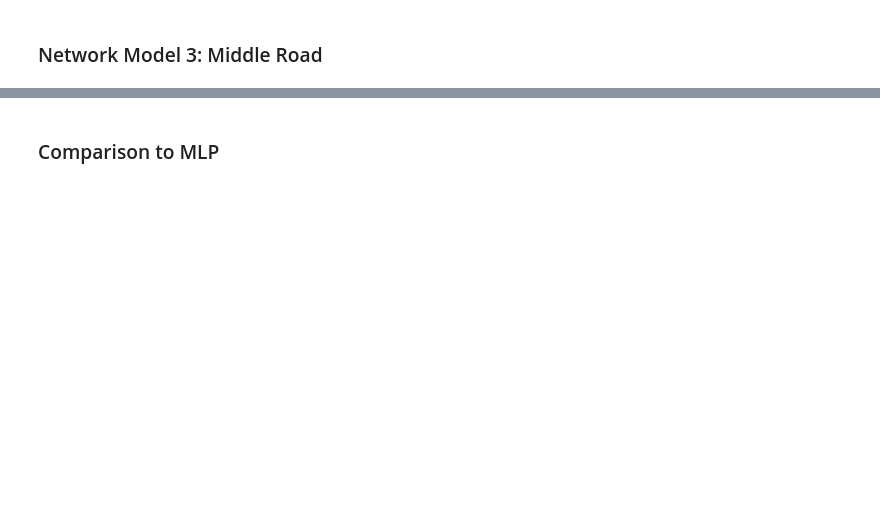
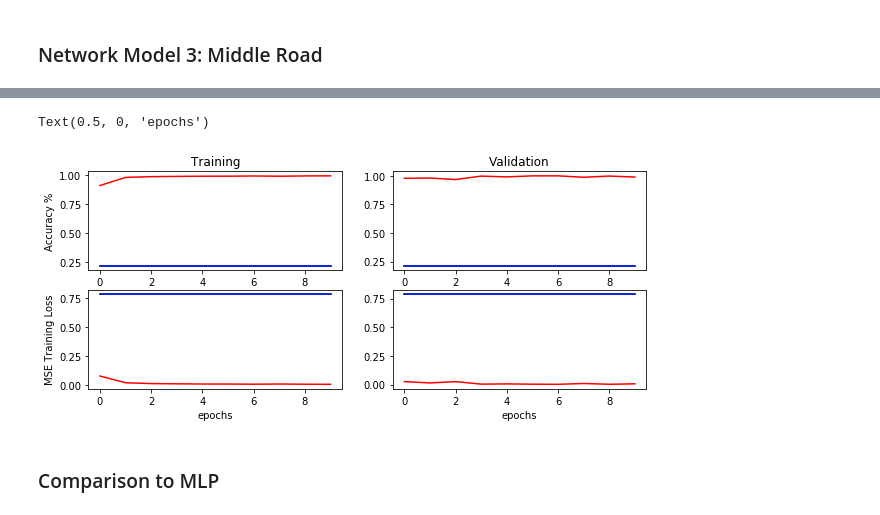
Before and after one commit to Hd0702/CSE5324, a Jupyter notebook: A5/Lab5.ipynb, the cells around one changed output, grey strips where cells are left out. Saved outputs shown, nothing was run; the diff lists cells and outputs as text; code cells hidden in the pictures; blank space fills up the shorter version.

Commit message:
Added Visualization for all 3 models

```diff
--- a/A5/Lab5.ipynb
+++ b/A5/Lab5.ipynb
@@ -413,3 +389,15 @@ None
 SVG(model_to_dot(model, dpi=65).create(prog='dot', format='svg'))
 # %% [output]
 [drawing not drawn]
+# %%
+%%time
+
+from sklearn import metrics as mt
+model.compile(optimizer='adam',
+              loss='mean_squared_error',
+              metrics=['accuracy'])
+
+#For Riley, Look at the callbacks here. This is important for looking at the saved weights!
+history_dense = model.fit(X_ints_train + [X_train_num], # create a list of inputs for embeddings
+        encoded_y_train.to_numpy(), epochs=10, batch_size=32, verbose=1, validation_data = (X_ints_test + [X_test_num], encoded_y_test.to_numpy()),
+                   callbacks = [checkpoint])
@@ -521,7 +513,7 @@ model.compile(optimizer='adam',
               metrics=['accuracy'])
 
 #For Riley, Look at the callbacks here. This is important for looking at the saved weights!
-history = model.fit(X_ints_train + [X_train_num], # create a list of inputs for embeddings
-        encoded_y_train, epochs=10, batch_size=32, verbose=1, validation_data = (X_ints_test + [X_test_num], encoded_y_test),
+history_middle = model.fit(X_ints_train + [X_train_num], # create a list of inputs for embeddings
+        encoded_y_train.to_numpy(), epochs=10, batch_size=32, verbose=1, validation_data = (X_ints_test + [X_test_num], encoded_y_test.to_numpy()),
                    callbacks = [checkpoint])
 # %% [output]
@@ -532,3 +537,38 @@ ValueError: Error when checking model input: the list of Numpy arrays that you a
+# %%
+from matplotlib import pyplot as plt
+
+%matplotlib inline
+
+plt.figure(figsize=(10,4))
+plt.subplot(2,2,1)
+plt.plot(history_simple.history['accuracy'],color='green')
+plt.plot(history_dense.history['accuracy'],color='red')
+plt.plot(history_middle.history['accuracy'],color='blue')
+
+plt.ylabel('Accuracy %')
+plt.title('Training')
+plt.subplot(2,2,2)
+plt.plot(history_simple.history['val_accuracy'],color='green')
+plt.plot(history_dense.history['val_accuracy'],color='red')
+plt.plot(history_middle.history['val_accuracy'],color='blue')
+plt.plot
+plt.title('Validation')
+
+plt.subplot(2,2,3)
+plt.plot(history_simple.history['loss'],color='green')
+plt.plot(history_dense.history['loss'],color='red')
+plt.plot(history_middle.history['loss'],color='blue')
+plt.ylabel('MSE Training Loss')
+plt.xlabel('epochs')
+
+plt.subplot(2,2,4)
+plt.plot(history_simple.history['val_loss'],color='green')
+plt.plot(history_dense.history['val_loss'],color='red')
+plt.plot(history_middle.history['val_loss'],color='blue')
+plt.xlabel('epochs')
+# %% [output]
+Text(0.5, 0, 'epochs')
+[figure, added]
 # %% [markdown]
 ### Comparison to MLP
 # %%
```
Also changed, not shown: parts of 18 cells of this notebook, 1 other file.
